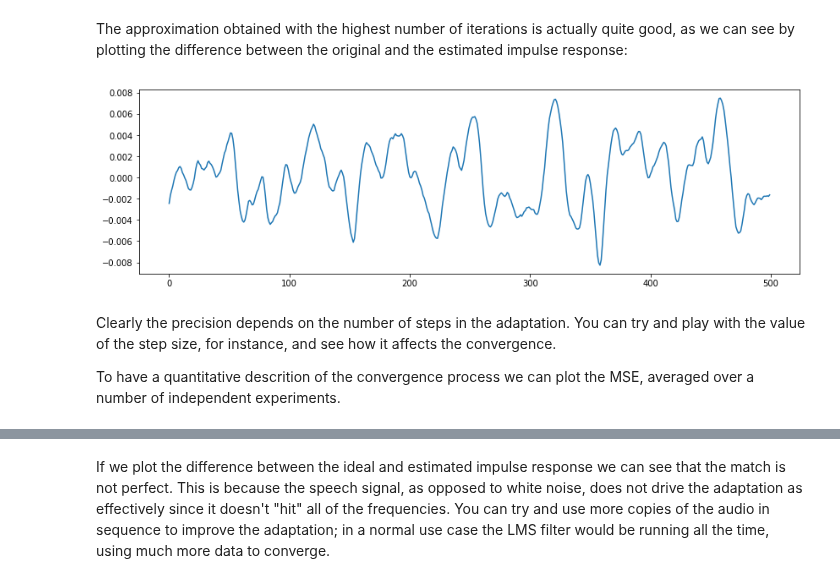
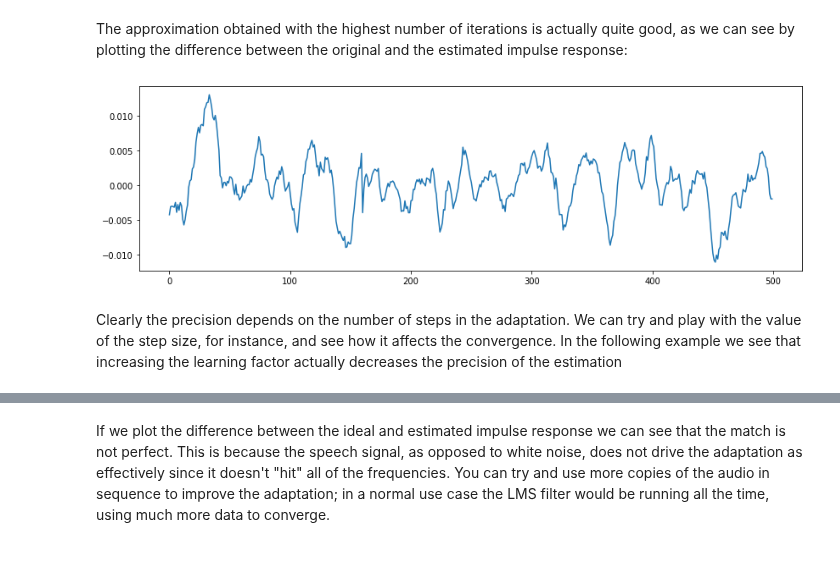
Before and after one commit to prandoni/COM303, a Jupyter notebook: EchoCancellation/EchoCancellation.ipynb, the cells around one changed output, grey strips where cells are left out. Saved outputs shown, nothing was run; the diff lists cells and outputs as text; code cells hidden in the pictures.

```diff
--- a/EchoCancellation/EchoCancellation.ipynb
+++ b/EchoCancellation/EchoCancellation.ipynb
@@ -32,7 +34,7 @@ $$
 
 which is easily implemented as follows:
 # %%
-def echo(x, M, lmb=0.6, alpha=-0.8):
+def add_echo(x, M, lmb=0.6, alpha=-0.8):
     # if the first argument is a scalar, assume the input is a delta sequence of length x
     #  in this case, the function returns the truncated impulse response of the room.
     if np.isscalar(x):
@@ -111,21 +116,0 @@ We will first test the LMS filter using unit-variance white Gaussian noise as th
-# %%
-# echo delay
-delay = 100
-
-# LMS parameters
-taps = 500
-step_size = 0.0008
-
-# this function generates runs the LMS adaptation on a signal of length L and returns the filter's coefficients
-def test_lms(L):
-    # the input signal
-    ns = np.random.randn(L)
-    return lms(ns, echo(ns, delay), taps, step_size)[0]
-
-h = echo(taps, delay)
-# precision increases with length of the adaptation
-plt.plot(h, 'g'); # original impulse response (green)
-plt.plot(test_lms(1000), 'r');
-plt.plot(test_lms(5000), 'y');
-best = test_lms(10000)
-plt.plot(best, 'b');
@@ -133,0 +117,17 @@ plt.plot(best, 'b');
+# %%
+# create the signals
+wgn = np.random.randn(10000)
+
+DELAY = 160
+wgn_echo = add_echo(wgn, DELAY)
+
+TAPS = 500
+h_orig = add_echo(TAPS, DELAY)
+
+def plot_lms_test(N, step_size=0.0008):
+    h_est, _ = lms(wgn[:N], wgn_echo[:N], TAPS, step_size)
+
+    plt.plot(h_orig, 'g', label='original impulse response');
+    plt.plot(h_est, 'r', label=f'estimated impulse response ({N} iterations)');
+    plt.legend();
+    return h_est
@@ -133,0 +142,2 @@ plt.plot(best, 'b');
+# %%
+h_est = plot_lms_test(5000);
@@ -134,10 +146,8 @@ plt.plot(best, 'b');
 # %% [markdown]
 The approximation obtained with the highest number of iterations is actually quite good, as we can see by plotting the difference between the original and the estimated impulse response:
 # %%
-plt.plot(h - best);
+plt.plot(h_orig - h_est);
 # %% [output]
-[figure, old version]
+[figure, new version]
 # %% [markdown]
-Clearly the precision depends on the number of steps in the adaptation. You can try and play with the value of the step size, for instance, and see how it affects the convergence.
-
-To have a quantitative descrition of the convergence process we can plot the MSE, averaged over a number of independent experiments.
+Clearly the precision depends on the number of steps in the adaptation. We can try and play with the value of the step size, for instance, and see how it affects the convergence. In the following example we see that increasing the learning factor actually decreases the precision of the estimation
```
Also changed, not shown: parts of 34 cells of this notebook, 3 other files.
